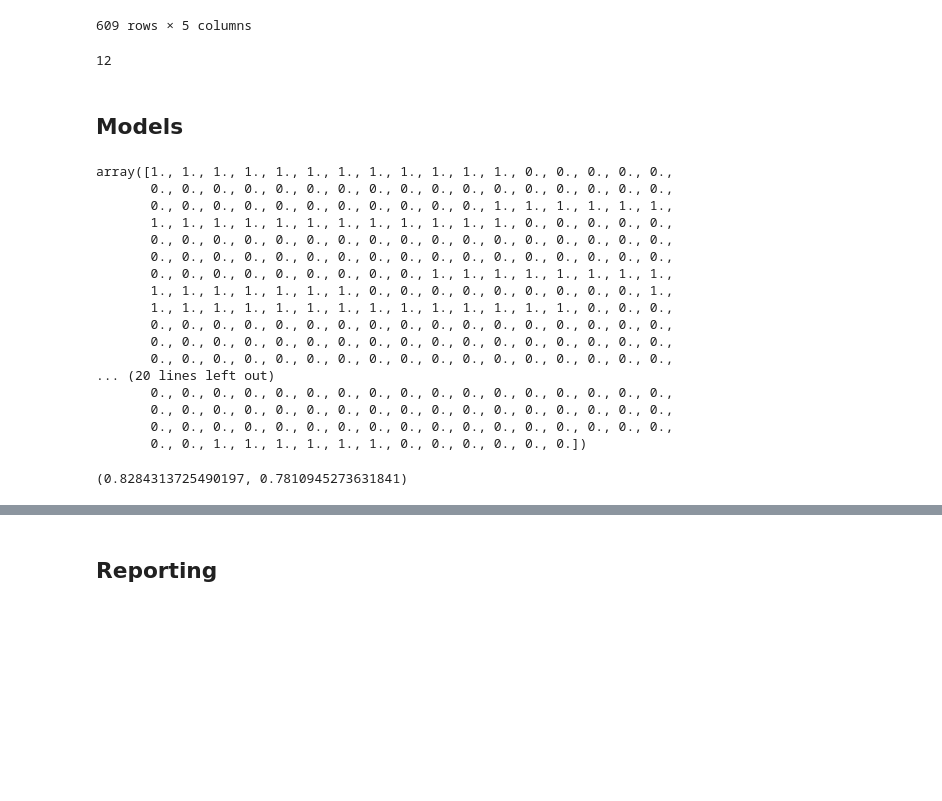
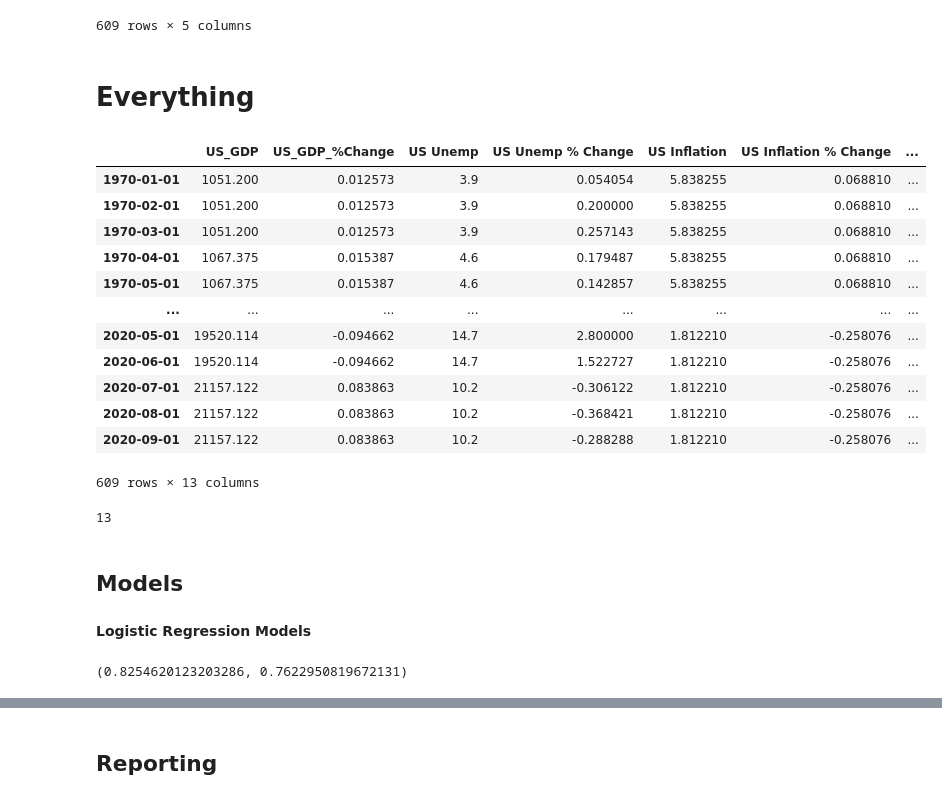
Before and after one commit to AvaneeshKolluri/MacroPredictionsProject, a Jupyter notebook: Project 2.ipynb, the cells around one changed output, grey strips where cells are left out. Saved outputs shown, nothing was run; the diff lists cells and outputs as text; code cells hidden in the pictures; blank space fills up the shorter version.

```diff
--- a/Project 2.ipynb
+++ b/Project 2.ipynb
@@ -815,47 +815,49 @@ corr_pct
 | 2020-08-01 | -0.368421 | 0.068077 | 0.002479 | 0.306317 | 0.083863 |
 | 2020-09-01 | -0.288288 | 0.068077 | 0.004945 | 0.306317 | 0.083863 |
 609 rows × 5 columns
+# %% [markdown]
+# Everything
+# %%
+everything = df_merged.drop(columns=target)
+everything
+# %% [output]
+|  | US_GDP | US_GDP_%Change | US Unemp | US Unemp % Change | US Inflation | US Inflation % Change | ... |
+| 1970-01-01 | 1051.200 | 0.012573 | 3.9 | 0.054054 | 5.838255 | 0.068810 | ... |
+| 1970-02-01 | 1051.200 | 0.012573 | 3.9 | 0.200000 | 5.838255 | 0.068810 | ... |
+| 1970-03-01 | 1051.200 | 0.012573 | 3.9 | 0.257143 | 5.838255 | 0.068810 | ... |
+| 1970-04-01 | 1067.375 | 0.015387 | 4.6 | 0.179487 | 5.838255 | 0.068810 | ... |
+| 1970-05-01 | 1067.375 | 0.015387 | 4.6 | 0.142857 | 5.838255 | 0.068810 | ... |
+| ... | ... | ... | ... | ... | ... | ... | ... |
+| 2020-05-01 | 19520.114 | -0.094662 | 14.7 | 2.800000 | 1.812210 | -0.258076 | ... |
+| 2020-06-01 | 19520.114 | -0.094662 | 14.7 | 1.522727 | 1.812210 | -0.258076 | ... |
+| 2020-07-01 | 21157.122 | 0.083863 | 10.2 | -0.306122 | 1.812210 | -0.258076 | ... |
+| 2020-08-01 | 21157.122 | 0.083863 | 10.2 | -0.368421 | 1.812210 | -0.258076 | ... |
+| 2020-09-01 | 21157.122 | 0.083863 | 10.2 | -0.288288 | 1.812210 | -0.258076 | ... |
+609 rows × 13 columns
 # %%
 all_models = [micro_pct, micro_raw, macro_pct, macro_raw, all_pct, all_raw, anova_pct, anova_raw,
-             pca_raw, pca_pct, corr_pct, corr_raw]
+             pca_raw, pca_pct, corr_pct, corr_raw, everything]
 len(all_models)
 # %% [output]
-12
+13
 # %% [markdown]
 ## Models
 # %%
-## Placholder for models
+## y will be target variable
 y = np.array(df_merged[target])
 y = y.reshape(y.shape[0])
-y
-# %% [output]
-array([1., 1., 1., 1., 1., 1., 1., 1., 1., 1., 1., 1., 0., 0., 0., 0., 0.,
-       0., 0., 0., 0., 0., 0., 0., 0., 0., 0., 0., 0., 0., 0., 0., 0., 0.,
-       0., 0., 0., 0., 0., 0., 0., 0., 0., 0., 0., 1., 1., 1., 1., 1., 1.,
-       1., 1., 1., 1., 1., 1., 1., 1., 1., 1., 1., 1., 0., 0., 0., 0., 0.,
-       0., 0., 0., 0., 0., 0., 0., 0., 0., 0., 0., 0., 0., 0., 0., 0., 0.,
-       0., 0., 0., 0., 0., 0., 0., 0., 0., 0., 0., 0., 0., 0., 0., 0., 0.,
-       0., 0., 0., 0., 0., 0., 0., 0., 0., 1., 1., 1., 1., 1., 1., 1., 1.,
-       1., 1., 1., 1., 1., 1., 1., 0., 0., 0., 0., 0., 0., 0., 0., 0., 1.,
-       1., 1., 1., 1., 1., 1., 1., 1., 1., 1., 1., 1., 1., 1., 0., 0., 0.,
-       0., 0., 0., 0., 0., 0., 0., 0., 0., 0., 0., 0., 0., 0., 0., 0., 0.,
-       0., 0., 0., 0., 0., 0., 0., 0., 0., 0., 0., 0., 0., 0., 0., 0., 0.,
-       0., 0., 0., 0., 0., 0., 0., 0., 0., 0., 0., 0., 0., 0., 0., 0., 0.,
-... (20 lines left out)
-       0., 0., 0., 0., 0., 0., 0., 0., 0., 0., 0., 0., 0., 0., 0., 0., 0.,
-       0., 0., 0., 0., 0., 0., 0., 0., 0., 0., 0., 0., 0., 0., 0., 0., 0.,
-       0., 0., 0., 0., 0., 0., 0., 0., 0., 0., 0., 0., 0., 0., 0., 0., 0.,
-       0., 0., 1., 1., 1., 1., 1., 1., 0., 0., 0., 0., 0., 0.])
+# %% [markdown]
+**Logistic Regression Models**
 # %%
 ## Example PCA Usage
 #### Notice that there is no need to convert it to a ndarray since it is already in that form
 from sklearn.linear_model import LogisticRegressionCV
 from sklearn.model_selection import train_test_split
 
-X_train, X_test, y_train, y_test = train_test_split(pca_pct, y, test_size=0.33, random_state=0)
+X_train, X_test, y_train, y_test = train_test_split(pca_pct, y, test_size=0.2, random_state=0)
 lr = LogisticRegressionCV(cv=5, random_state=0).fit(X_train, y_train)
 lr.score(X_train, y_train), lr.score(X_test, y_test)
 # %% [output]
-(0.8284313725490197, 0.7810945273631841)
+(0.8254620123203286, 0.7622950819672131)
 # %%
 ## Example Micro Usage
```
Also changed, not shown: parts of 12 cells of this notebook.
